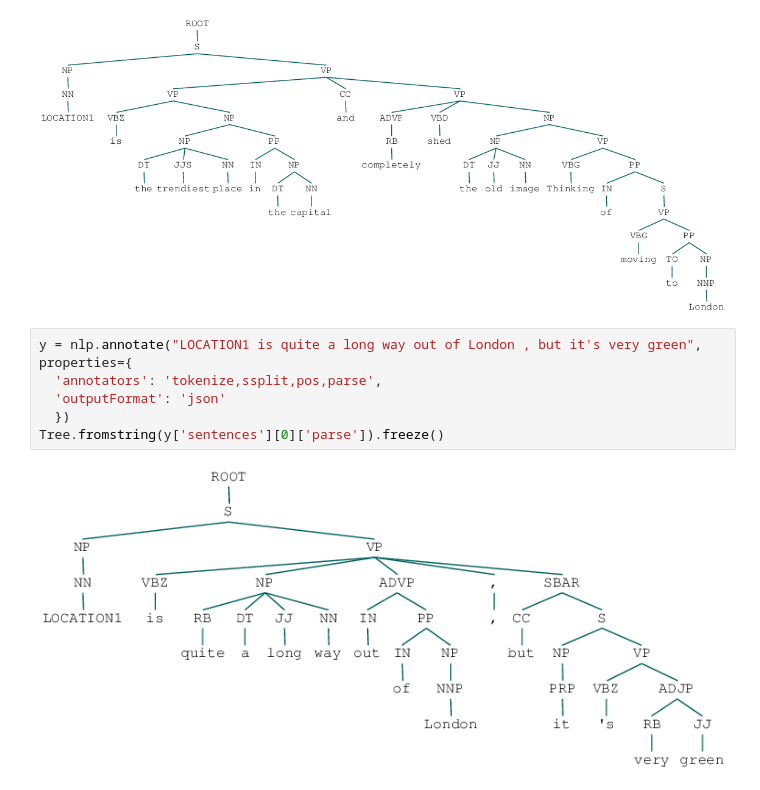
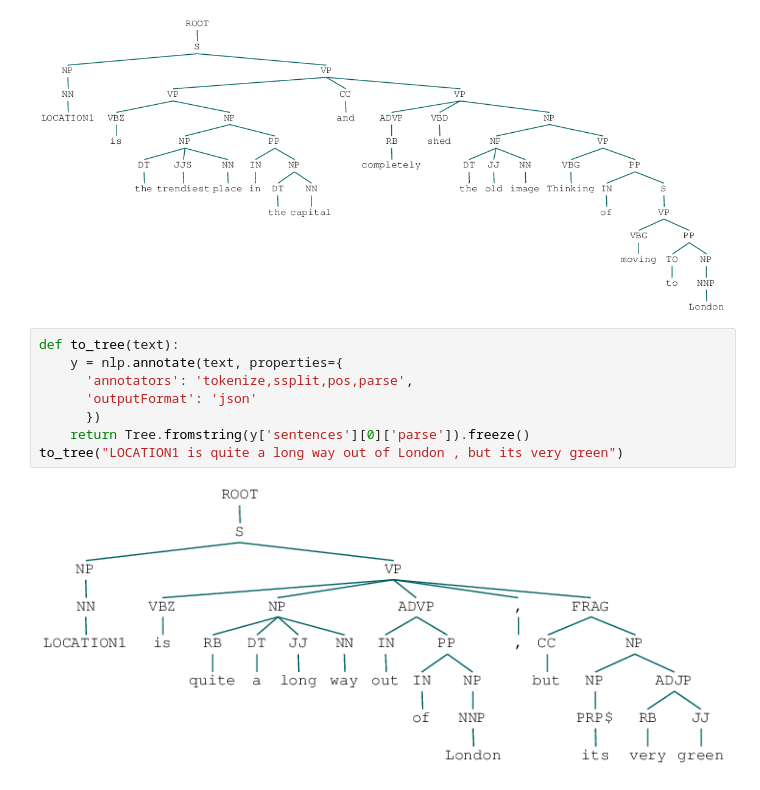
Before and after one commit to uclnlp/jack, a Jupyter notebook: gen_data.ipynb, the cells around one changed output. Cells and saved outputs as stored; diff of their text form.

```diff
--- a/gen_data.ipynb
+++ b/gen_data.ipynb
@@ -71,11 +71,13 @@ grammar['I'].append(parsetree)
 grammar['I'][0]
 # %% [output]
 [figure]
-# %%
-y = nlp.annotate("LOCATION1 is quite a long way out of London , but it's very green", properties={
-  'annotators': 'tokenize,ssplit,pos,parse',
-  'outputFormat': 'json'
-  })
-Tree.fromstring(y['sentences'][0]['parse']).freeze()
-# %% [output]
-[figure, removed]
+# %%
+def to_tree(text):
+    y = nlp.annotate(text, properties={
+      'annotators': 'tokenize,ssplit,pos,parse',
+      'outputFormat': 'json'
+      })
+    return Tree.fromstring(y['sentences'][0]['parse']).freeze()
+to_tree("LOCATION1 is quite a long way out of London , but its very green")
+# %% [output]
+[figure, added]
```
Also changed, not shown: parts of 2 cells of this notebook, 1 other file.
